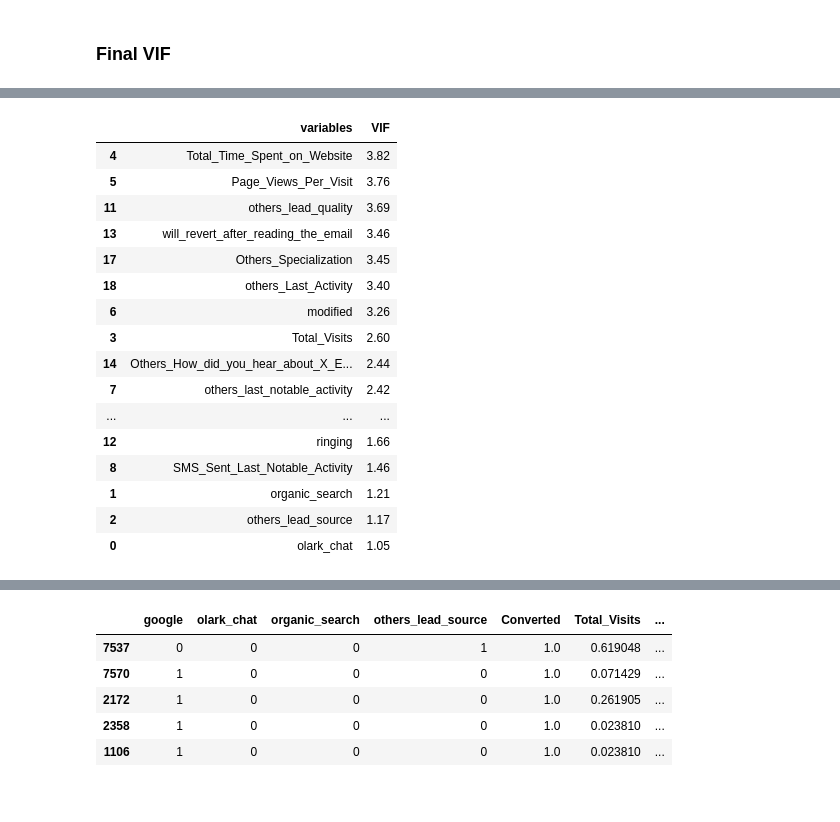
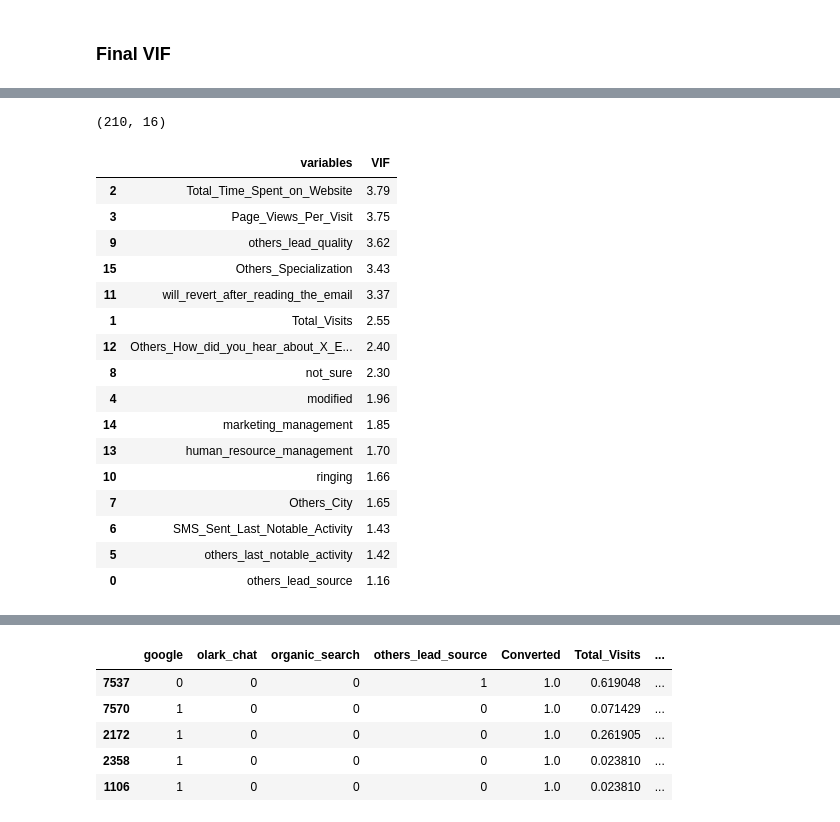
Before and after one commit to MrBinit/Supervised-Learning, a Jupyter notebook: logistic regression/Lead analysis.ipynb, the cells around one changed output, grey strips where cells are left out. Cells and saved outputs as stored; diff of their text form; code cells hidden in the pictures.

```diff
--- a/logistic regression/Lead analysis.ipynb
+++ b/logistic regression/Lead analysis.ipynb
@@ -1663,7 +1585,7 @@ x = x_train.drop(['Asymmetrique_Profile_Score', 'Asymmetrique_Activity_Score', '
 linear_model = LogisticRegression()
 linear_model.fit(x, y_train)
 recursive_feature_elimination = RFE(linear_model)
-recursive_feature_elimination.n_features_to_select = 15
+recursive_feature_elimination.n_features_to_select = 16
 recursive_feature_elimination = recursive_feature_elimination.fit(x, y_train)
 # %%
 list(zip(x.columns, recursive_feature_elimination.support_, recursive_feature_elimination.ranking_ ))
@@ -1777,41 +1726,45 @@ x = x.drop(['google', 'sms_sent'], axis = 1)
+# %%
+final_data.shape
+# %% [output]
+(210, 16)
 # %%
 
 vif = pd.DataFrame()
 
 # assigning the column 'variables' with the columns of X_train
 
-vif['variables'] = x.columns
+vif['variables'] = final_data.columns
 
 # assigning the column 'VIF' with the VIF values of the variales
 
-vif['VIF'] = [variance_inflation_factor(x.values,i) for i in range (x.shape[1])]
+vif['VIF'] = [variance_inflation_factor(final_data.values,i) for i in range (final_data.shape[1])]
 
 # rounding off the VIF values to 2 decimal places
 
 vif['VIF'] = round(vif['VIF'],2)
 
 # sorting the VIF values in descending order
 
 vif = vif.sort_values(by = 'VIF' , ascending = False)
 
 # printing the dataframe vif
 
 vif
 # %% [output]
 |  | variables | VIF |
-| 4 | Total_Time_Spent_on_Website | 3.82 |
-| 5 | Page_Views_Per_Visit | 3.76 |
-| 11 | others_lead_quality | 3.69 |
-| 13 | will_revert_after_reading_the_email | 3.46 |
-| 17 | Others_Specialization | 3.45 |
-| 18 | others_Last_Activity | 3.40 |
-| 6 | modified | 3.26 |
-| 3 | Total_Visits | 2.60 |
-| 14 | Others_How_did_you_hear_about_X_E... | 2.44 |
-| 7 | others_last_notable_activity | 2.42 |
-| ... | ... | ... |
-| 12 | ringing | 1.66 |
-| 8 | SMS_Sent_Last_Notable_Activity | 1.46 |
-| 1 | organic_search | 1.21 |
-| 2 | others_lead_source | 1.17 |
-| 0 | olark_chat | 1.05 |
+| 2 | Total_Time_Spent_on_Website | 3.79 |
+| 3 | Page_Views_Per_Visit | 3.75 |
+| 9 | others_lead_quality | 3.62 |
+| 15 | Others_Specialization | 3.43 |
+| 11 | will_revert_after_reading_the_email | 3.37 |
+| 1 | Total_Visits | 2.55 |
+| 12 | Others_How_did_you_hear_about_X_E... | 2.40 |
+| 8 | not_sure | 2.30 |
+| 4 | modified | 1.96 |
+| 14 | marketing_management | 1.85 |
+| 13 | human_resource_management | 1.70 |
+| 10 | ringing | 1.66 |
+| 7 | Others_City | 1.65 |
+| 6 | SMS_Sent_Last_Notable_Activity | 1.43 |
+| 5 | others_last_notable_activity | 1.42 |
+| 0 | others_lead_source | 1.16 |
```
Also changed, not shown: parts of 29 cells of this notebook.
